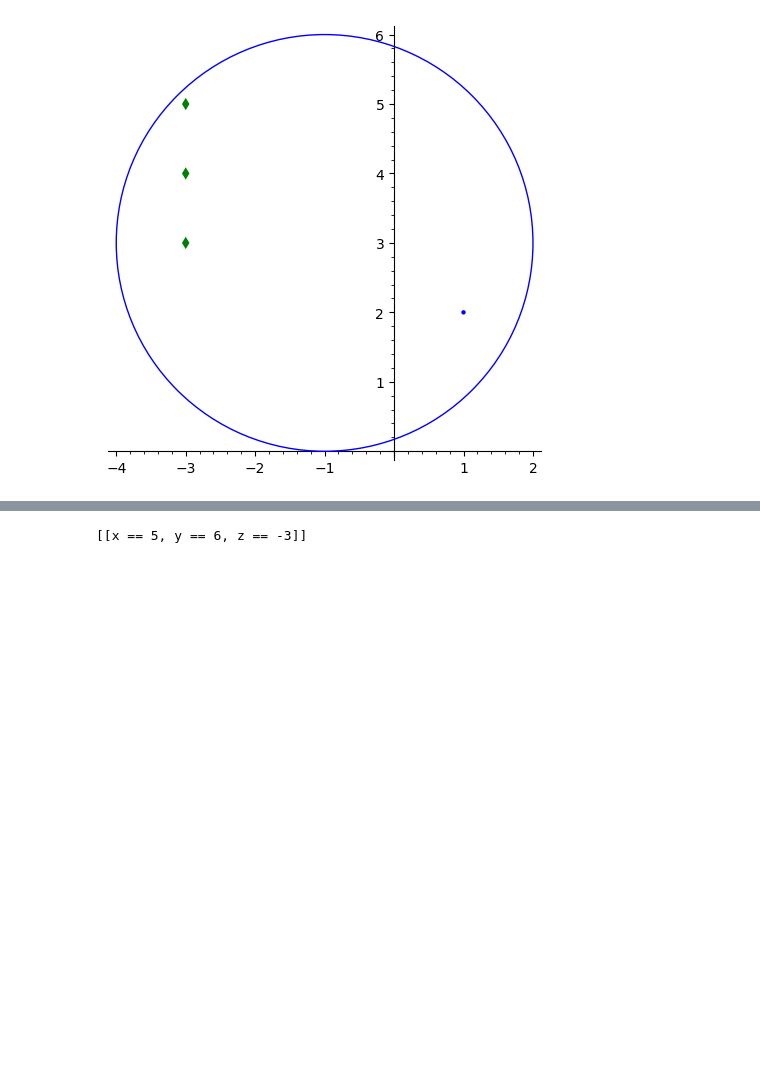
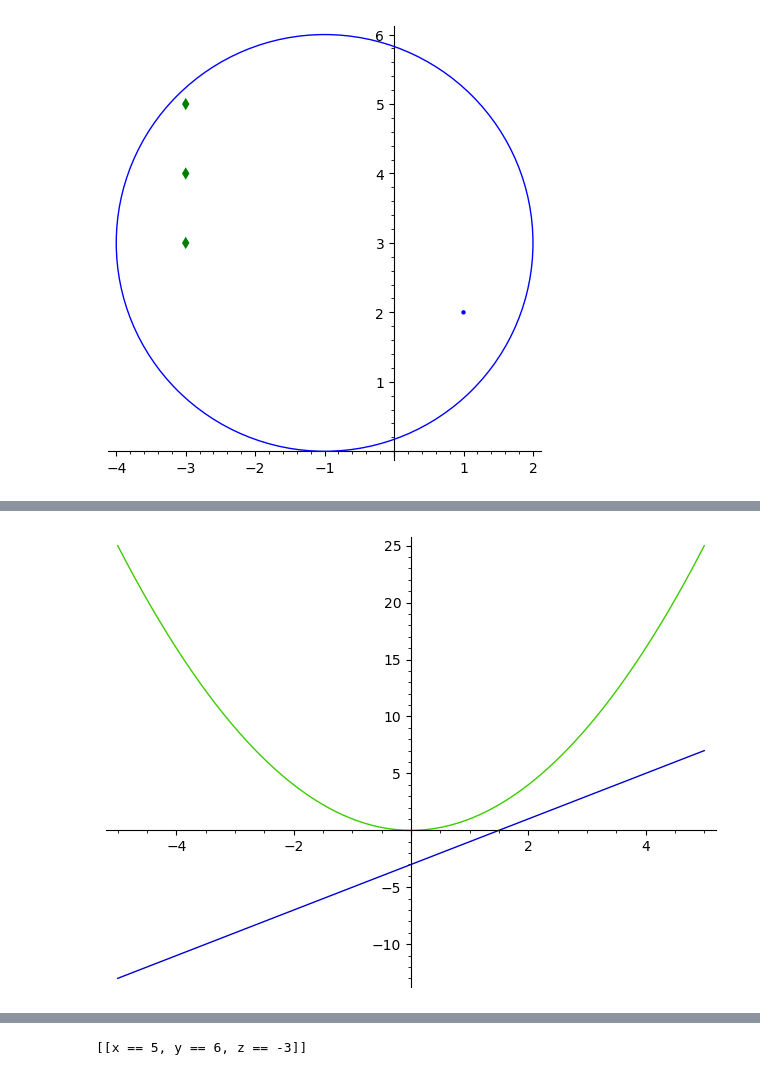
Before and after one commit to feihong/sagemath-quickstart, a Jupyter notebook: hello.ipynb, the cells around one changed output, grey strips where cells are left out. Drawn from its saved outputs; the diff is of its cells as text; code cells hidden in the pictures; blank space fills up the shorter version.

```diff
--- a/hello.ipynb
+++ b/hello.ipynb
@@ -32,0 +32,7 @@ plot(g, x, -3, 3) + plot(f, x, -1, 5)
+# %%
+# define multiple functions and plot them at once
+f(x) = 2*x - 3
+g(x) = x^2
+plot([f, g], -5, 5)
+# %% [output]
+[figure, added]
```
Also changed, not shown: parts of 3 cells of this notebook.
